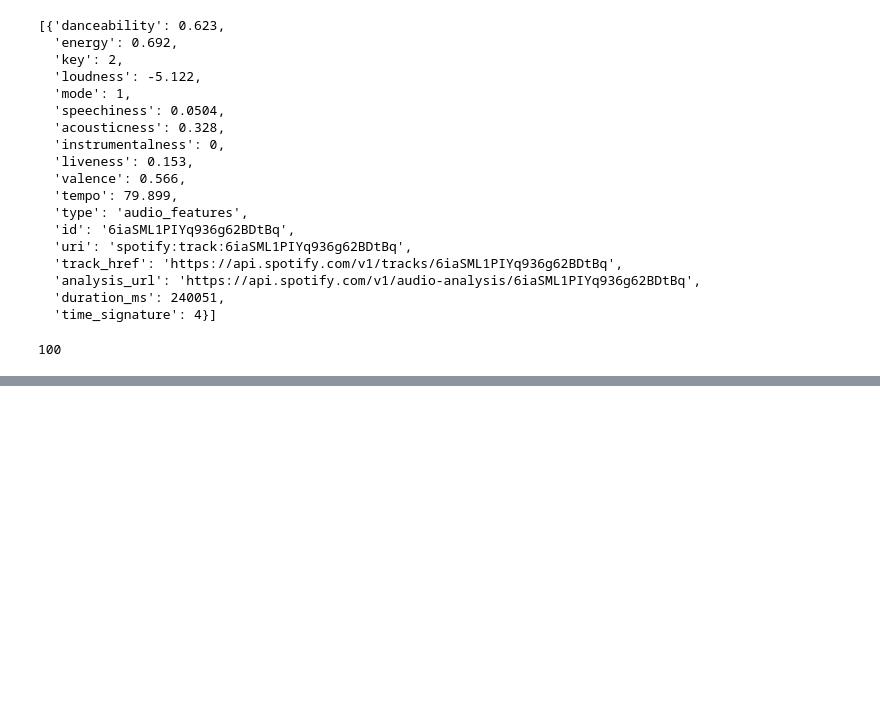
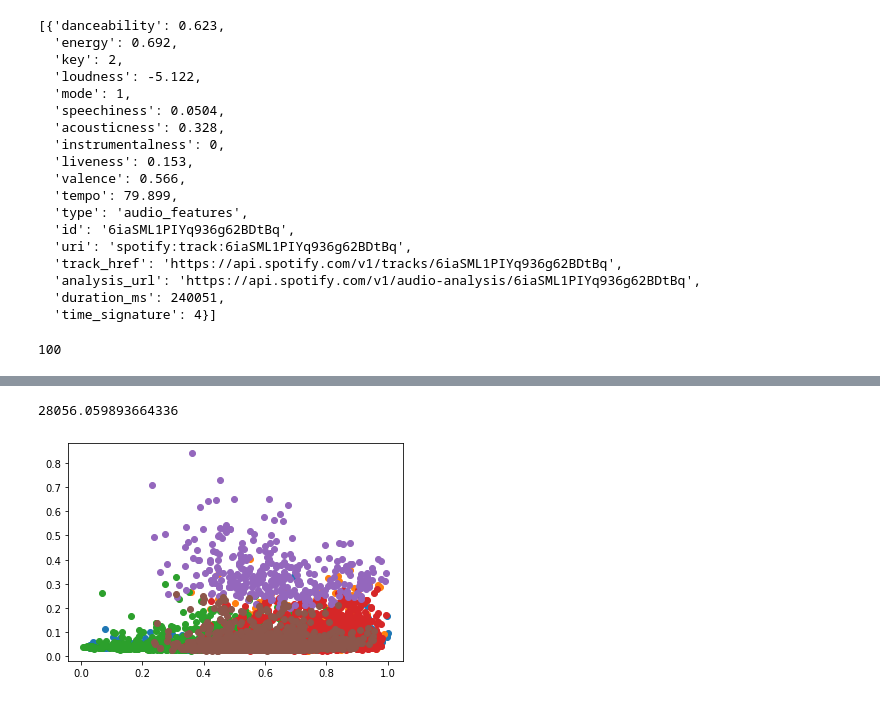
Before and after one commit to sariiimmmm/IronSarinaLab, a Jupyter notebook: week6/Untitled Folder/Lab | API wrappers ( Sarina Masoumi OCT 22).ipynb, the cells around one changed output, grey strips where cells are left out. Drawn from its saved outputs; the diff is of its cells as text; code cells hidden in the pictures; blank space fills up the shorter version.

```diff
--- a/week6/Untitled Folder/Lab | API wrappers ( Sarina Masoumi OCT 22).ipynb
+++ b/week6/Untitled Folder/Lab | API wrappers ( Sarina Masoumi OCT 22).ipynb
@@ -60,0 +252,3 @@ NameError: name 'get_playlist_tracks' is not defined
+# %%
+X = final_df
+X.describe()
@@ -60,0 +265,11 @@ NameError: name 'get_playlist_tracks' is not defined
+# %%
+df_numerical = X[['danceability','energy','loudness','speechiness','acousticness','instrumentalness','liveness','valence','tempo',
+ 'duration_ms']]
+# %%
+scaler = StandardScaler()
+scaler.fit(df_numerical)
+X_scaled = scaler.transform(df_numerical)
+X_scaled_df = pd.DataFrame(X_scaled, columns = df_numerical.columns) #pd.Dataframe to receive a dataframe instead of a numpy array
+display(df_numerical.head())
+print()
+display(X_scaled_df.head())
@@ -60,0 +302,27 @@ NameError: name 'get_playlist_tracks' is not defined
+# %%
+kmeans = KMeans(n_clusters=6,
+                init="k-means++",
+                n_init=50,  # try with 1, 4, 8, 20, 30, 100...
+                max_iter=1,
+                tol=0,
+                algorithm="elkan",
+                random_state=1234)
+kmeans.fit(X_scaled_df)
+print(kmeans.inertia_)
+# %% [output]
+28056.059893664336
+# %%
+# assign a cluster to each example
+labels = kmeans.predict(X_scaled_df)
+# retrieve unique clusters
+clusters = np.unique(labels)
+# create scatter plot for samples from each cluster
+for cluster in clusters:
+    # get row indexes for samples with this cluster
+    row_ix = np.where(labels == cluster)
+    # create scatter of these samples
+    pyplot.scatter(X.to_numpy()[row_ix, 1], X.to_numpy()[row_ix, 3])
+    # show the plot
+pyplot.show()
+# %% [output]
+[figure, added]
```
Also changed, not shown: parts of 30 cells of this notebook, 2 other files.
